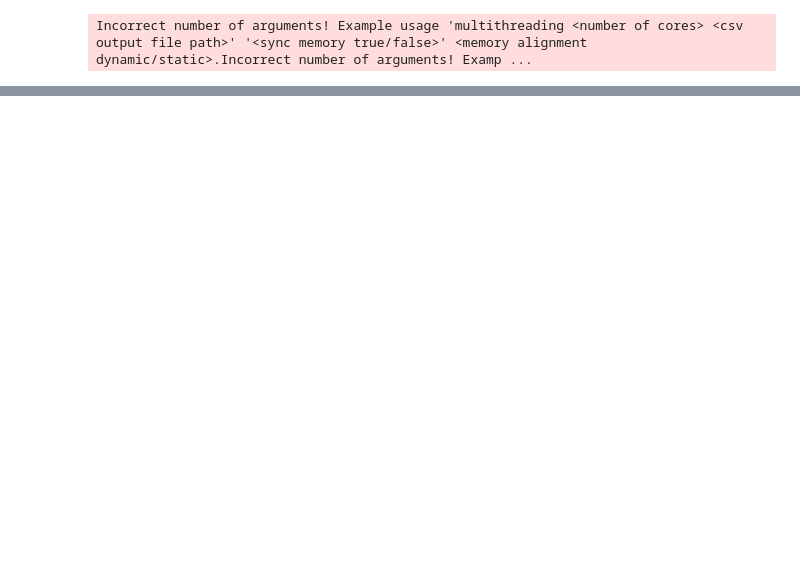
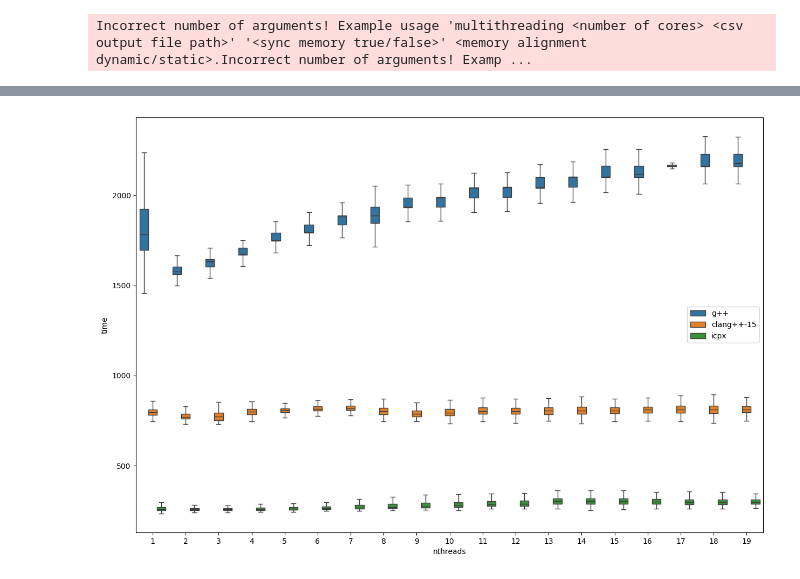
Before and after one commit to Kotochleb/crocoddyl-multithreading-benchmark, a Jupyter notebook: experiments/pure_eigen_openmp/notebooks/pure_eigen_openmp.ipynb, the cells around one changed output, grey strips where cells are left out. Cells and saved outputs as stored; diff of their text form; code cells hidden in the pictures; blank space fills up the shorter version.

```diff
--- a/experiments/pure_eigen_openmp/notebooks/pure_eigen_openmp.ipynb
+++ b/experiments/pure_eigen_openmp/notebooks/pure_eigen_openmp.ipynb
@@ -167,0 +332,29 @@ ValueError: Could not interpret value `use_openmp` for `hue`. An entry with this
+# %%
+fig, axs = plt.subplots(1, 1, sharex=True)
+fig.set_figheight(10)
+fig.set_figwidth(15)
+
+proc_bind = True
+
+sns.boxplot(
+    data=df[(df["proc_bind"] == proc_bind)],
+    x="nthreads",
+    y="time",
+    hue="compiler",
+    showfliers=False,
+    ax=axs,
+)
+
+# df_base = df[df["nthreads"] == 1]
+# line = df_base[(df_base["proc_bind"] == proc_bind)]["time"].median()
+# axs.axhline(y=line, color="k", linestyle="--", label="Single core median time")
+
+# axs.set(
+#     xlabel="Number of cores",
+#     ylabel="Time [us]",
+#     title="Code execution build with different compilers",
+# )
+
+legend = axs.legend()
+# %% [output]
+[figure, added]
```
Also changed, not shown: parts of 9 cells of this notebook, 7 other files.
